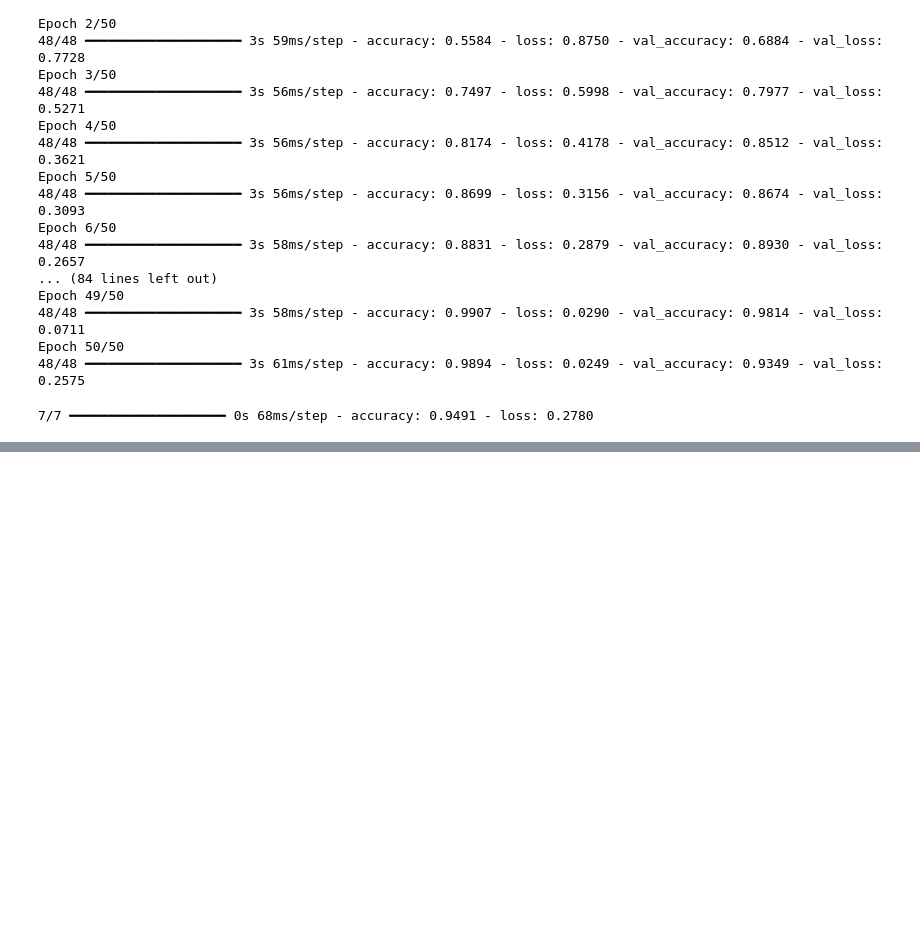
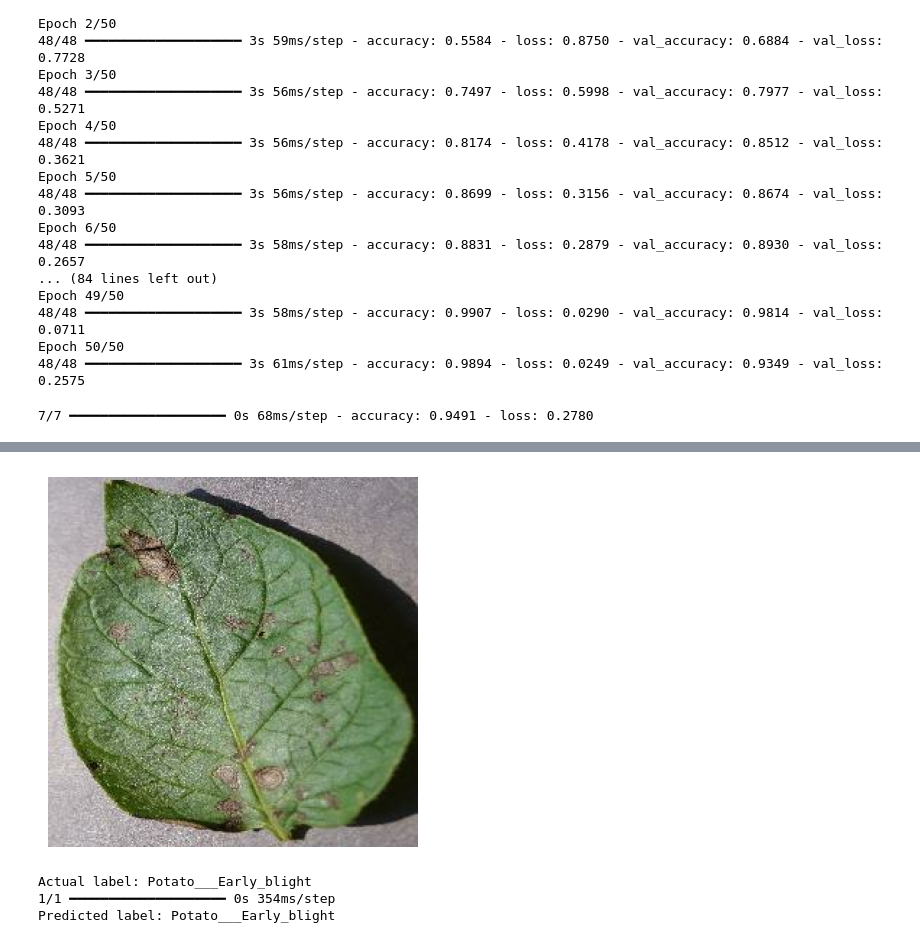
Before and after one commit to rehan-rafique/Potato_Disease_Classifier, a Jupyter notebook: classifier.ipynb, the cells around one changed output, grey strips where cells are left out. Cells and saved outputs as stored; diff of their text form; code cells hidden in the pictures; blank space fills up the shorter version.

Commit message:
Made predictions

```diff
--- a/classifier.ipynb
+++ b/classifier.ipynb
@@ -195,0 +212,24 @@ val_loss = history.history['val_loss']
+# %%
+# Prediction
+for images_batch, labels_batch in test_ds.take(1):
+    random_index = np.random.randint(0, len(images_batch))
+
+    first_image = images_batch[random_index].numpy().astype("uint8")
+    first_label = labels_batch[random_index].numpy()
+
+    plt.imshow(first_image)
+    plt.axis("off")
+    plt.show()
+
+    print("Actual label:", class_names[first_label])
+
+    predictions = model.predict(np.expand_dims(images_batch[random_index], axis=0))
+
+    predicted_label = np.argmax(predictions[0])
+
+    print("Predicted label:", class_names[predicted_label])
+# %% [output]
+[figure, added]
+Actual label: Potato___Early_blight
+1/1 ━━━━━━━━━━━━━━━━━━━━ 0s 354ms/step
+Predicted label: Potato___Early_blight
```
Also changed, not shown: parts of 5 cells of this notebook.
